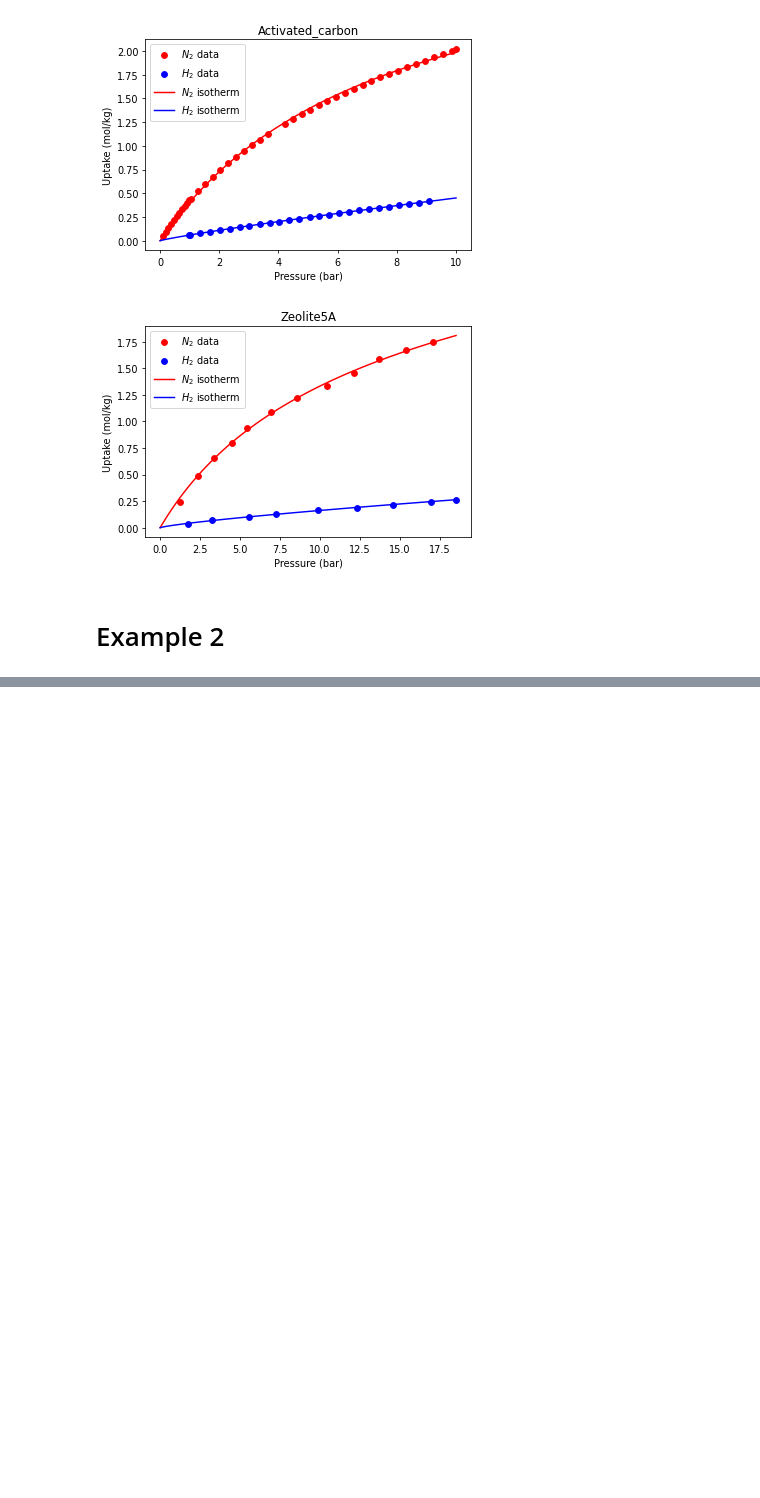
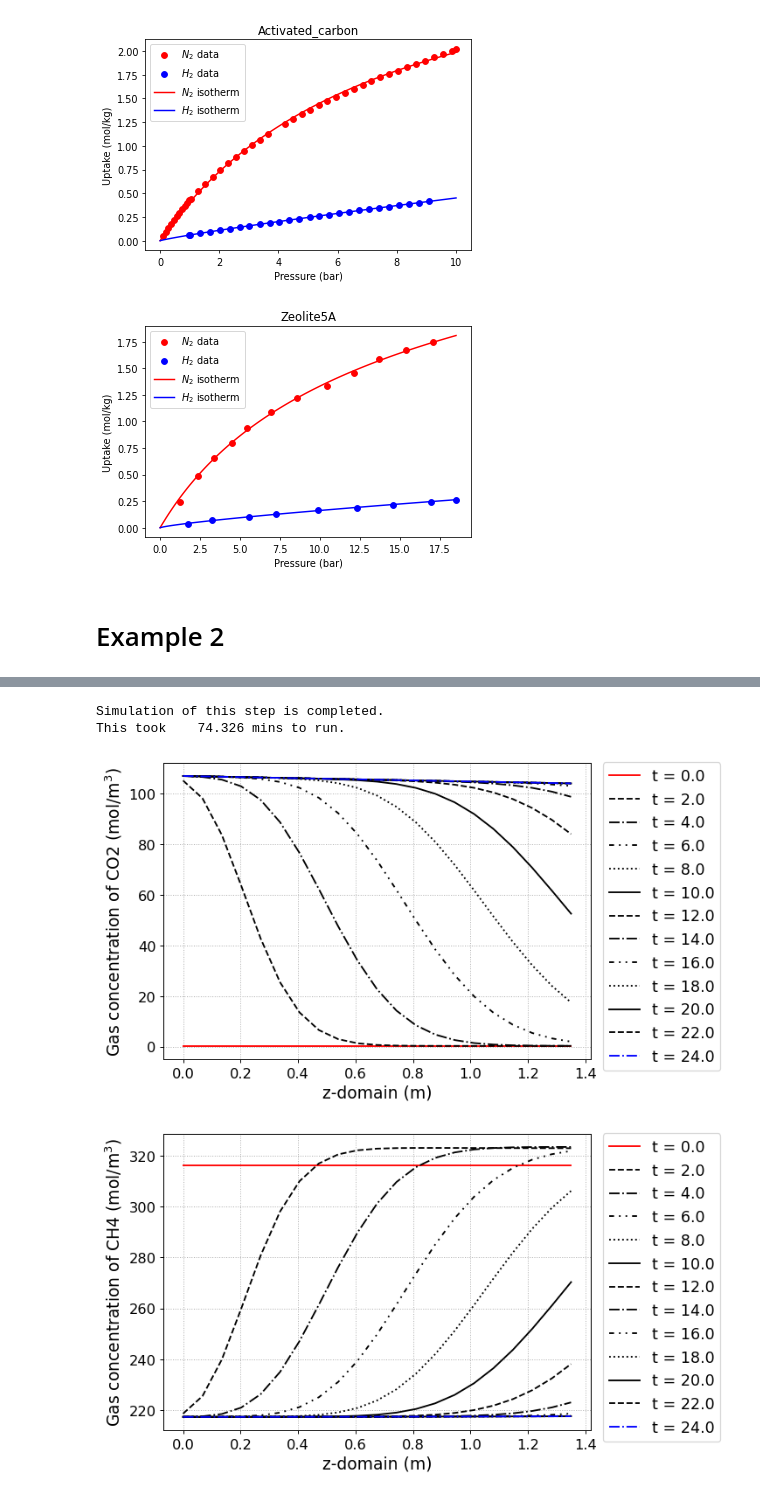
Before and after one commit to NahyeonAn/pyAPEP, a Jupyter notebook: Examples.ipynb, the cells around one changed output, grey strips where cells are left out. Cells and saved outputs as stored; diff of their text form; code cells hidden in the pictures; blank space fills up the shorter version.

```diff
--- a/Examples.ipynb
+++ b/Examples.ipynb
@@ -219,0 +166,6 @@ NameError: name 'y' is not defined
+# %%
+# Define column
+N = 21
+L = 1.35
+A_cros = np.pi*0.15**2
+CR1 = simsep.column(L, A_cros, n_component=2, N_node = N)
@@ -219,0 +237,20 @@ NameError: name 'y' is not defined
+# %%
+# CR1.change_init_node(21)
+# Number of node = 51
+y_res, z_res, t_res = CR1.run_mamoen(25,n_sec = 20,
+                                    CPUtime_print = True)
+
+# y,z, t = CR1.run_mamoen(2000, n_sec=10, CPUtime_print=True)   #mamoen : mass, momentum, energy / n_sec : 1초를 몇개로 쪼갤래?
+# %% [output]
+Simulation of this step is completed.
+This took    74.326 mins to run.
+# %%
+fig = CR1.Graph(2, 0, loc=[1.15,0.9],
+               yaxis_label = 'Gas concentration of CO2 (mol/m$^3$)',
+               file_name = 'CO2_gas_conc.png')
+fig = CR1.Graph(2, 1, loc=[1.15,0.9],
+               yaxis_label = 'Gas concentration of CH4 (mol/m$^3$)',
+               file_name = 'CH4_gas_conc.png')
+# %% [output]
+[figure, added]
+[figure, added]
```
Also changed, not shown: parts of 11 cells of this notebook, 1 other file.
